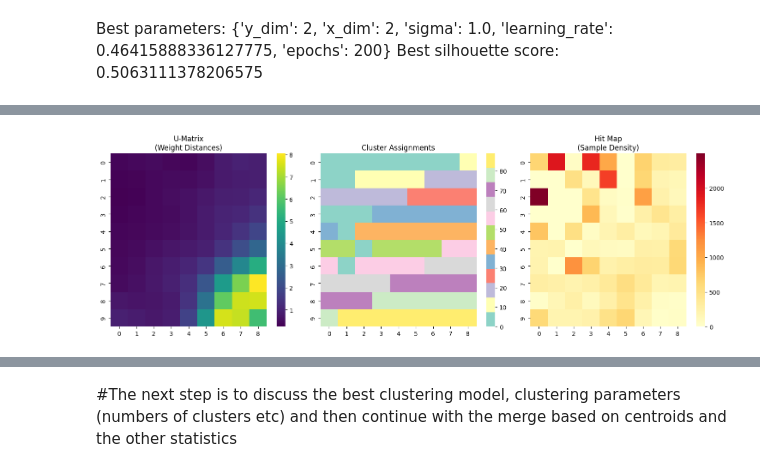
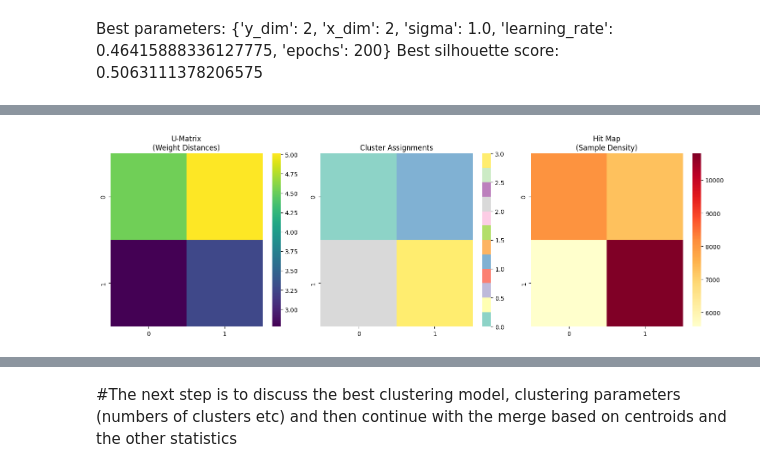
Before and after one commit to diogoruivo47/Data-Mining, a Jupyter notebook: draft-2 full segment join for final report.ipynb, the cells around one changed output, grey strips where cells are left out. Drawn from its saved outputs; the diff is of its cells as text; code cells hidden in the pictures.

Commit message:
som 3 finished run, mediocre silhouette so kmeans definetly way to go

```diff
--- a/draft-2 full segment join for final report.ipynb
+++ b/draft-2 full segment join for final report.ipynb
@@ -1115,14 +987,5 @@ Successfully installed Mako-1.3.8 alembic-1.14.0 colorlog-6.9.0 optuna-4.1.0
 # %%
-import numpy as np
-import optuna
-from sklearn.metrics import silhouette_score, calinski_harabasz_score, r2_score
-from scipy.spatial.distance import cdist
-import matplotlib.pyplot as plt
-import seaborn as sns
-import pandas as pd
-import warnings
 
-warnings.filterwarnings('ignore')
 
 
 class SOM:
@@ -1202,10 +1065,10 @@ class SOM:
         for i in range(self.x_dim):
             for j in range(self.y_dim):
                 neighbors = []
-                if i > 0: neighbors.append(self.weights[i - 1, j])
-                if i < self.x_dim - 1: neighbors.append(self.weights[i + 1, j])
-                if j > 0: neighbors.append(self.weights[i, j - 1])
-                if j < self.y_dim - 1: neighbors.append(self.weights[i, j + 1])
+                if i > 0: neighbors.append(self.weights[i-1, j])
+                if i < self.x_dim-1: neighbors.append(self.weights[i+1, j])
+                if j > 0: neighbors.append(self.weights[i, j-1])
+                if j < self.y_dim-1: neighbors.append(self.weights[i, j+1])
                 umatrix[i, j] = np.mean([np.linalg.norm(self.weights[i, j] - neighbor) for neighbor in neighbors])
         sns.heatmap(umatrix, ax=ax1, cmap='viridis')
         ax1.set_title('U-Matrix\n(Weight Distances)')
@@ -1236,23 +1099,15 @@ class SOM:
         plt.tight_layout()
         return fig
 
-
 def evaluate_som(data, labels):
     """Calculate evaluation metrics for the SOM clustering."""
     data_array = np.array(data) if not isinstance(data, np.ndarray) else data
-
-    # Calculate silhouette and Calinski-Harabasz scores
     silhouette = silhouette_score(data_array, labels)
     calinski = calinski_harabasz_score(data_array, labels)
 
     # Calculate R² using cluster centroids
-    unique_labels = np.unique(labels)
-    centroids = np.array([data_array[labels == i].mean(axis=0) for i in unique_labels])
-
-    # Map labels to indices in the centroids array
-    label_to_index = {label: idx for idx, label in enumerate(unique_labels)}
-    predicted = centroids[np.array([label_to_index[label] for label in labels])]
-
+    centroids = np.array([data_array[labels == i].mean(axis=0) for i in np.unique(labels)])
+    predicted = centroids[labels]
     r2 = r2_score(data_array, predicted)
 
     return {
@@ -1260,7 +1115,6 @@ def evaluate_som(data, labels):
         'calinski_harabasz_score': calinski,
         'r2_score': r2
     }
-
 
 def train_and_evaluate_som(data, params):
     """Train SOM with given parameters and evaluate performance."""
@@ -1287,48 +1141,26 @@ def train_and_evaluate_som(data, params):
 
     return som, labels, metrics, fig
 
+# Best parameters from your previous run
+best_params = {
+    'y_dim': 2,
+    'x_dim': 2,
+    'sigma': 1.0,
+    'learning_rate': 0.46415888336127775,
+    'epochs': 200
+}
 
-# Ensure shop_clean is a NumPy array
-shop_clean_array = np.array(shop_clean) if not isinstance(shop_clean, np.ndarray) else shop_clean
+# Convert val_clean to numpy array if it isn't already
+val_clean_array = np.array(val_clean) if not isinstance(val_clean, np.ndarray) else val_clean
 
+# Train and evaluate the SOM
+som, labels, metrics, fig = train_and_evaluate_som(val_clean_array, best_params)
 
-def objective(trial):
-    """Objective function for Optuna to optimize."""
-    # Define the search space for hyperparameters
-    params = {
-        'x_dim': trial.suggest_int('x_dim', 2, 10),  # Grid search for x_dim
-        'y_dim': trial.suggest_int('y_dim', 2, 10),  # Grid search for y_dim
-        'sigma': trial.suggest_float('sigma', 0.1, 5.0),  # Grid search for sigma
-        'learning_rate': trial.suggest_float('learning_rate', 0.01, 1.0),  # Grid search for learning_rate
-        'epochs': trial.suggest_int('epochs', 50, 500),  # Grid search for epochs
-    }
-
-    # Train and evaluate the SOM
-    som, labels, metrics, _ = train_and_evaluate_som(shop_clean_array, params)
-
-    # Use silhouette score as the objective to maximize
-    return metrics['silhouette_score']
-
-
-# Run the Optuna study
-study = optuna.create_study(direction='maximize')  # Maximize silhouette score
-study.optimize(objective, n_trials=25)  # Run 25 trials
-
-# Print the best parameters and best score
-print("\nBest Parameters:")
-print(study.best_params)
-print("\nBest Silhouette Score:")
-print(study.best_value)
-
-# Train the SOM with the best parameters
-best_params = study.best_params
-som, labels, metrics, fig = train_and_evaluate_som(shop_clean_array, best_params)
-
-# Print the evaluation metrics for the best model
-print("\nEvaluation Metrics for Best Model:")
+# Print the evaluation metrics
+print("\nEvaluation Metrics:")
 for metric, value in metrics.items():
     print(f"{metric}: {value:.4f}")
 
-# Display the visualization for the best model
+# Display the visualization
 plt.show()
 # %% [output]
@@ -1353 +1171 @@ KeyboardInterrupt:
-[figure, old version]
+[figure, new version]
```
Also changed, not shown: parts of 37 cells of this notebook.
